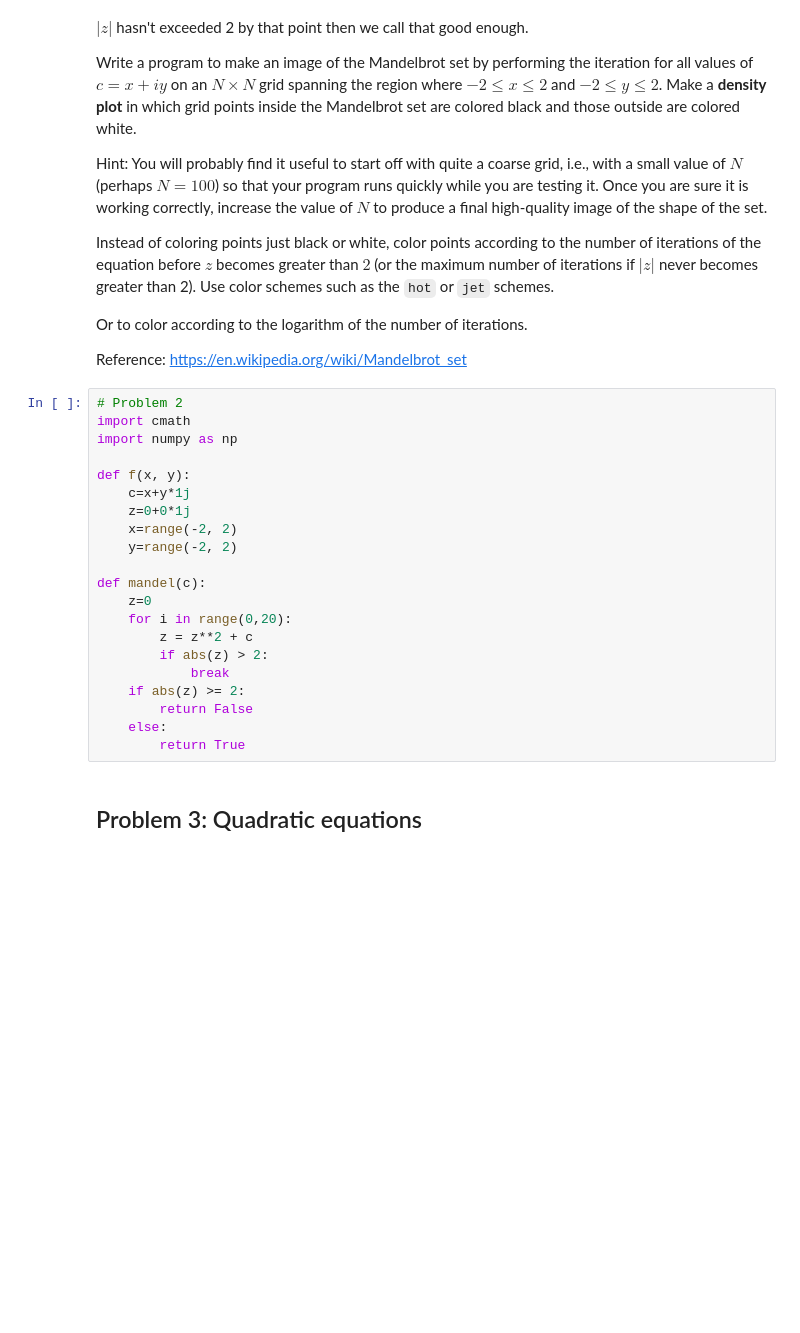
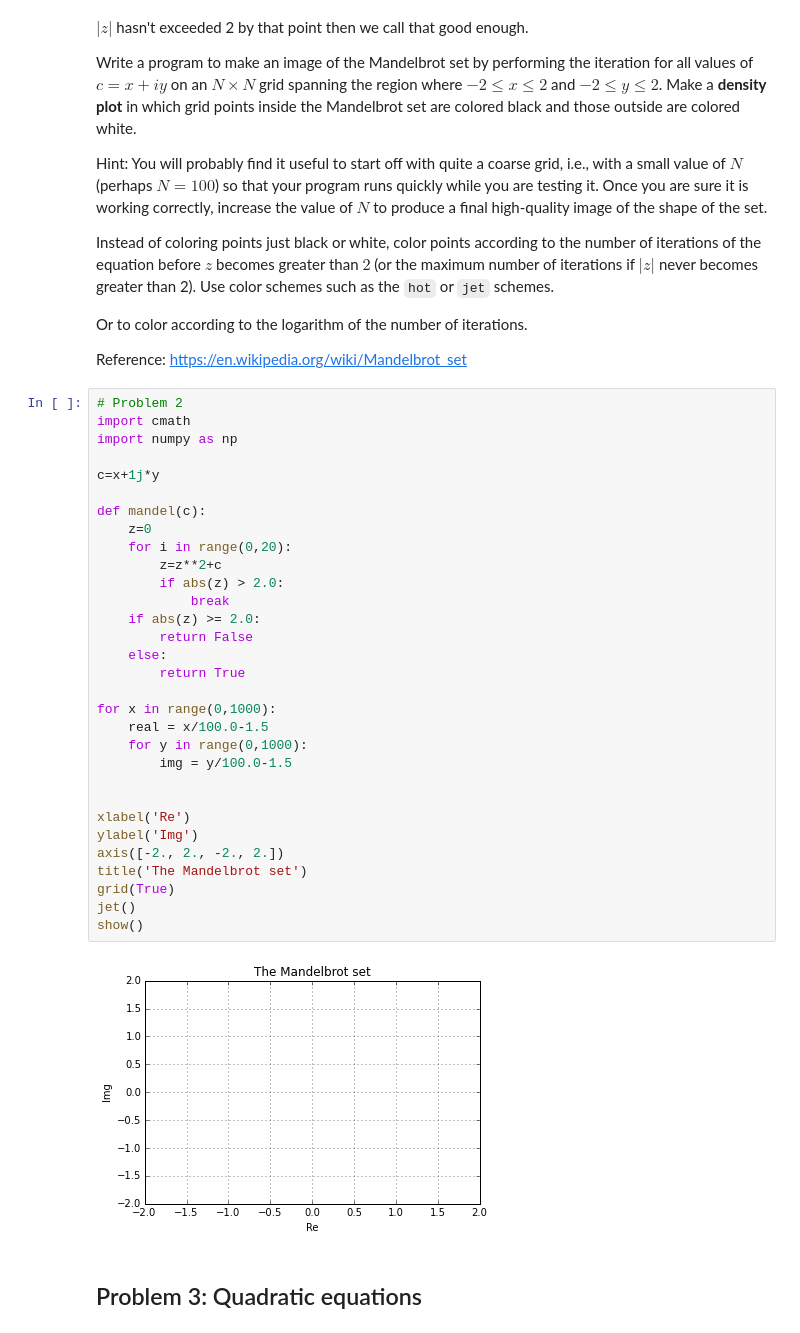
Before and after one commit to pcchen/NTHU10320PHYS290000, a Jupyter notebook: student/102000041/Homework3.ipynb, the cells around one changed output. Cells and saved outputs as stored; diff of their text form; blank space fills up the shorter version.

```diff
--- a/student/102000041/Homework3.ipynb
+++ b/student/102000041/Homework3.ipynb
@@ -82,24 +80,36 @@ Reference: https://en.wikipedia.org/wiki/Mandelbrot_set
 # %%
 # Problem 2
 import cmath
 import numpy as np
 
-def f(x, y):
-    c=x+y*1j
-    z=0+0*1j
-    x=range(-2, 2)
-    y=range(-2, 2)
+c=x+1j*y
 
 def mandel(c):
     z=0
     for i in range(0,20):
-        z = z**2 + c
-        if abs(z) > 2:
+        z=z**2+c
+        if abs(z) > 2.0:
             break
-    if abs(z) >= 2:
+    if abs(z) >= 2.0:
         return False
     else:
         return True
+
+for x in range(0,1000):
+    real = x/100.0-1.5
+    for y in range(0,1000):
+        img = y/100.0-1.5
+
+
+xlabel('Re')
+ylabel('Img')
+axis([-2., 2., -2., 2.])
+title('The Mandelbrot set')
+grid(True)
+jet()
+show()
+# %% [output]
+[figure, added]
 # %% [markdown]
 ## Problem 3: Quadratic equations
 # %% [markdown]
```
Also changed, not shown: parts of 3 cells of this notebook.
